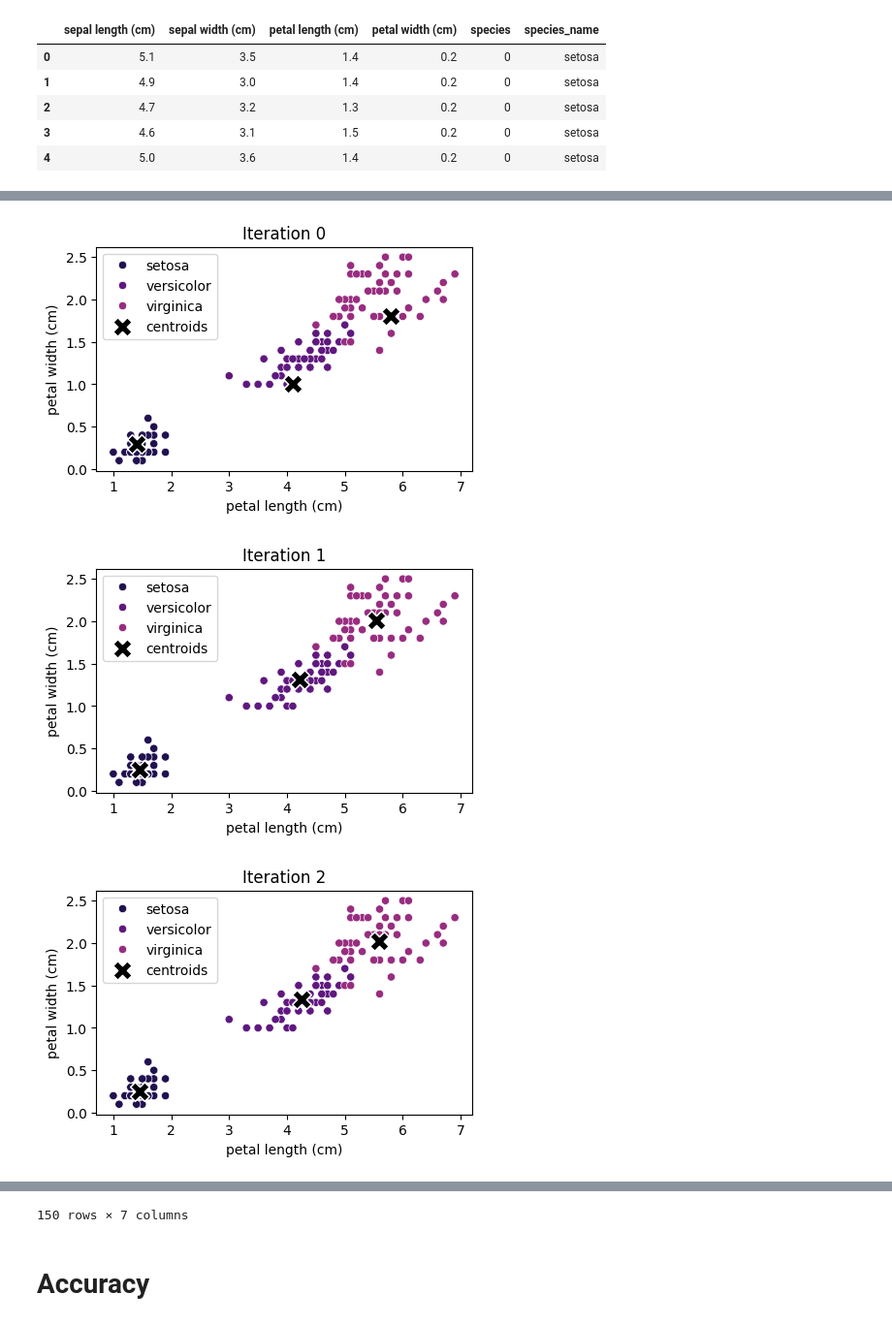
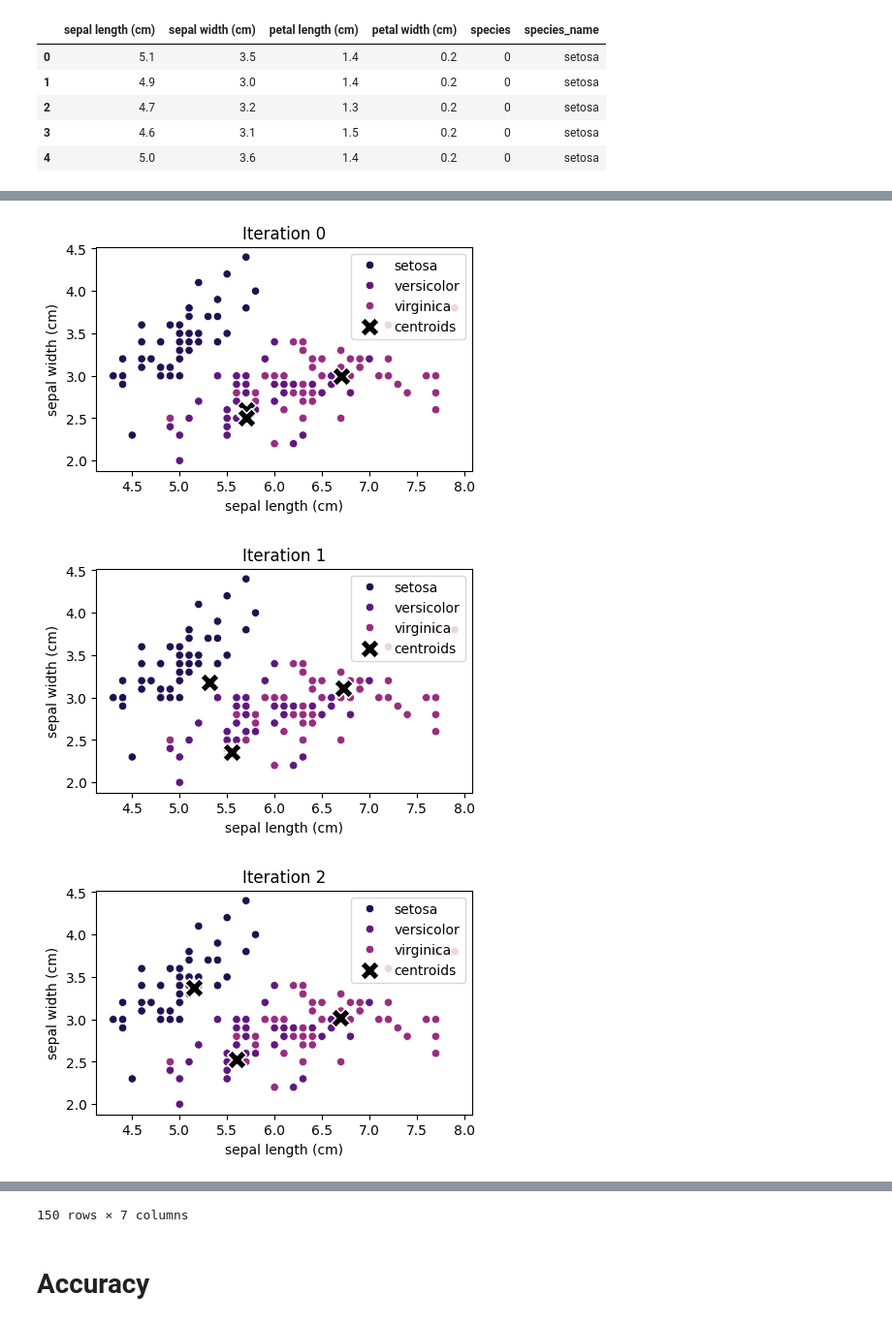
Before and after one commit to reagenhuskey/cs290, a Jupyter notebook: k_means_clustering.ipynb, the cells around one changed output, grey strips where cells are left out. Shown: that part at 97% size. Cells and saved outputs as stored; diff of their text form; code cells hidden in the pictures.

```diff
--- a/k_means_clustering.ipynb
+++ b/k_means_clustering.ipynb
@@ -34,7 +34,10 @@ def euclidean_distance(x1, x2):
     return np.sqrt(np.sum((x1 - x2)**2))
 # %%
 def random_centroid(df, k):
-  sample = df.sample(k).drop(columns=['species','species_name'])
+  columns_to_drop = ['species', 'species_name']
+  existing_columns = df.columns
+  columns_to_drop = [col for col in columns_to_drop if col in existing_columns]
+  sample = df.sample(k).drop(columns=columns_to_drop)
   return sample.reset_index(level = 0, drop=True)
 # %%
 random_centroid(df, 3)
@@ -53,10 +56,10 @@ random_centroid(df, 3)
 # %%
-def draw_clusters(df, centroids, iter, s='species_name'):
+def draw_clusters(df, centroids, iter, x_col='petal length (cm)', y_col='petal width (cm)', s='species_name'):
   plt.figure(figsize=(5, 3))
   #plot each cluster
-  sns.scatterplot(x = "petal length (cm)", y = "petal width (cm)", data = df, hue=s, palette = sns.color_palette("magma"))
+  sns.scatterplot(x = x_col, y = y_col, data = df, hue=s, palette = sns.color_palette("magma"))
   #plot centroids
-  sns.scatterplot(x = "petal length (cm)", y = "petal width (cm)", data = centroids, c = "black", marker="X", s = 200, label="centroids")
+  sns.scatterplot(x = x_col, y = y_col, data = centroids, c = "black", marker="X", s = 200, label="centroids")
 
   plt.title(f"Iteration {iter}")
   plt.legend()
@@ -68,29 +80,30 @@ draw_clusters(df, random_centroid(df, 3), 0)
 # %%
-def find_clusters(df, centroids, s, draw=True):
+def find_clusters(df, centroids, s, draw=True, feature_columns=None):
   og_centroids = pd.DataFrame()
   iter = 0
   #run while new centroids are different from the old ones
   while not og_centroids.equals(centroids):
     #update og centroids
     og_centroids = centroids.copy()
+    if feature_columns is None:
+      feature_columns = df.select_dtypes(include=['number']).columns[:2].tolist()
     for i in df.index: # each point in df
       distances = [] # distances from current point to each centroid
       #for each centroid/row
       for _, row in centroids.iterrows():
         #calculate the euclidean distance from current point to the current row/centroid.
-        distances.append(euclidean_distance(df.loc[i, ['petal length (cm)', 'petal width (cm)']], row))
+        distances.append(euclidean_distance(df.loc[i, feature_columns], row[feature_columns]))
       best_cluster = np.argmin(distances)
       df.loc[i, 'best_cluster'] = best_cluster #update centroids
-
     if draw:
-      draw_clusters(df, centroids, iter, s)
+      draw_clusters(df, centroids, iter, feature_columns[0], feature_columns[1], s)
     iter += 1
     #recalculate centroids
-    centroids = df.groupby('best_cluster')[['petal length (cm)', 'petal width (cm)']].mean()
+    centroids = df.groupby('best_cluster')[feature_columns].mean()
   return df # after centroids have been stabilized, return df now that it contains cluster assignments
 # %%
-find_clusters(df, random_centroid(df, 3))
+find_clusters(df, random_centroid(df, 3), 'species_name')
 # %% [output]
-[figure, old version]
+[figure, new version]
-[figure, old version]
+[figure, new version]
-[figure, old version]
+[figure, new version]
```
Also changed, not shown: parts of 12 cells of this notebook.
